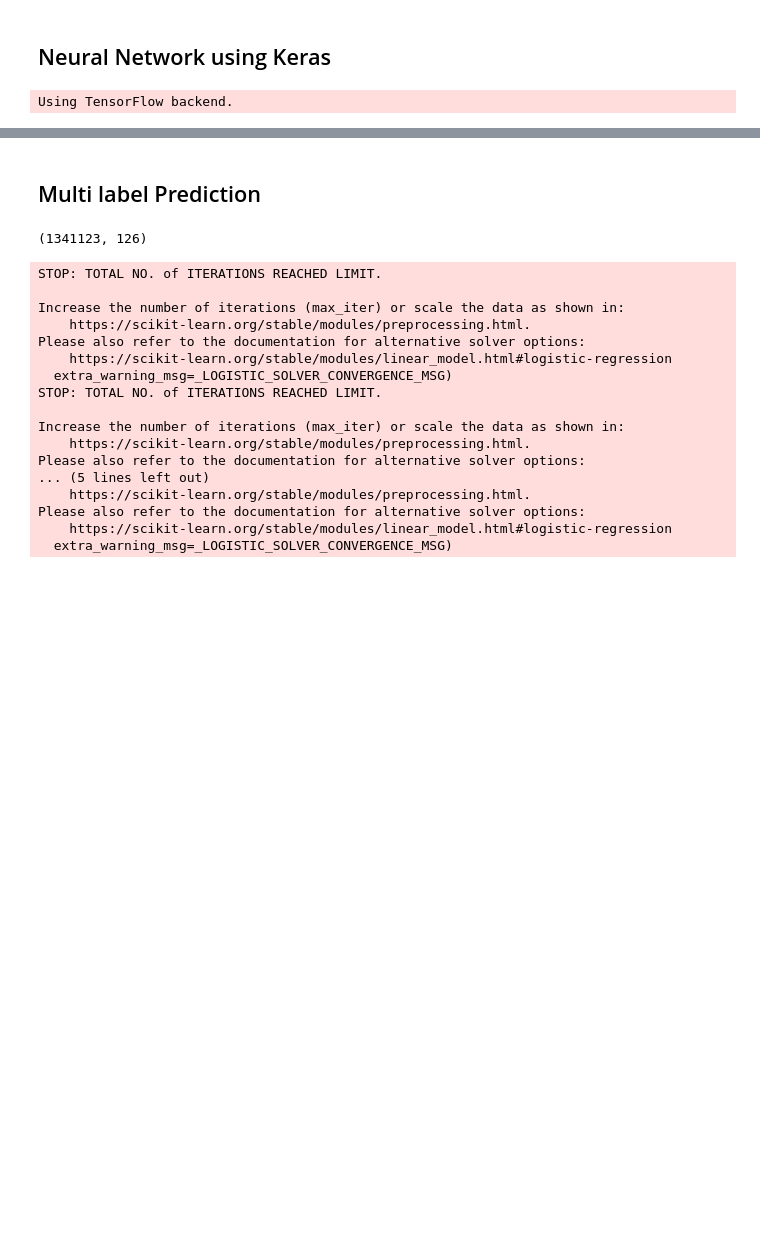
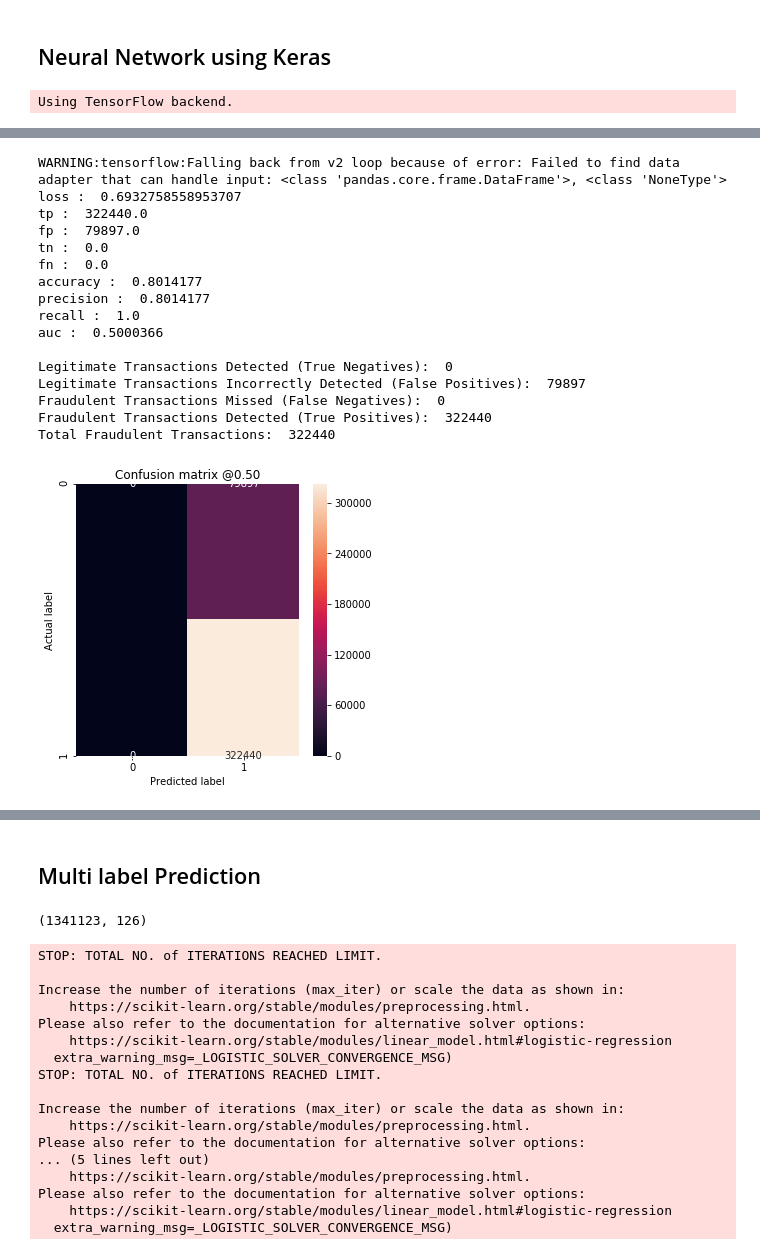
Before and after one commit to miazhx/capstone, a Jupyter notebook: James/Predicting Default Rate.ipynb, the cells around one changed output, grey strips where cells are left out. Drawn from its saved outputs; the diff is of its cells as text; code cells hidden in the pictures; blank space fills up the shorter version.

```diff
--- a/James/Predicting Default Rate.ipynb
+++ b/James/Predicting Default Rate.ipynb
@@ -600,0 +688,8 @@ model.compile(loss='binary_crossentropy', optimizer='adam', metrics=['accuracy']
+# %%
+weight_for_0 = (1 / neg)*(total)/2.0
+weight_for_1 = (1 / pos)*(total)/2.0
+
+class_weight = {0: weight_for_0, 1: weight_for_1}
+
+print('Weight for class 0: {:.2f}'.format(weight_for_0))
+print('Weight for class 1: {:.2f}'.format(weight_for_1))
@@ -600,0 +709,12 @@ model.compile(loss='binary_crossentropy', optimizer='adam', metrics=['accuracy']
+# %%
+weighted_model = make_model()
+weighted_model.load_weights(initial_weights)
+
+weighted_history = weighted_model.fit(
+    X3_train,
+    y3_train,
+    batch_size=BATCH_SIZE,
+    epochs=EPOCHS,
+    callbacks = [early_stopping],
+    # The class weights go here
+    class_weight=class_weight)
@@ -600,0 +739,3 @@ model.compile(loss='binary_crossentropy', optimizer='adam', metrics=['accuracy']
+# %%
+train_predictions_weighted = weighted_model.predict(X_train, batch_size=BATCH_SIZE)
+test_predictions_weighted = weighted_model.predict(X_test, batch_size=BATCH_SIZE)
@@ -600,0 +745,40 @@ model.compile(loss='binary_crossentropy', optimizer='adam', metrics=['accuracy']
+# %%
+def plot_cm(labels, predictions, p=0.5):
+  cm = confusion_matrix(labels, predictions > p)
+  plt.figure(figsize=(5,5))
+  sns.heatmap(cm, annot=True, fmt="d")
+  plt.title('Confusion matrix @{:.2f}'.format(p))
+  plt.ylabel('Actual label')
+  plt.xlabel('Predicted label')
+
+  print('Legitimate Transactions Detected (True Negatives): ', cm[0][0])
+  print('Legitimate Transactions Incorrectly Detected (False Positives): ', cm[0][1])
+  print('Fraudulent Transactions Missed (False Negatives): ', cm[1][0])
+  print('Fraudulent Transactions Detected (True Positives): ', cm[1][1])
+  print('Total Fraudulent Transactions: ', np.sum(cm[1]))
+# %%
+weighted_results = weighted_model.evaluate(X_test, Y_test,
+                                           batch_size=BATCH_SIZE, verbose=0)
+for name, value in zip(weighted_model.metrics_names, weighted_results):
+  print(name, ': ', value)
+print()
+
+plot_cm(Y_test, test_predictions_weighted)
+# %% [output]
+WARNING:tensorflow:Falling back from v2 loop because of error: Failed to find data adapter that can handle input: <class 'pandas.core.frame.DataFrame'>, <class 'NoneType'>
+loss :  0.6932758558953707
+tp :  322440.0
+fp :  79897.0
+tn :  0.0
+fn :  0.0
+accuracy :  0.8014177
+precision :  0.8014177
+recall :  1.0
+auc :  0.5000366
+
+Legitimate Transactions Detected (True Negatives):  0
+Legitimate Transactions Incorrectly Detected (False Positives):  79897
+Fraudulent Transactions Missed (False Negatives):  0
+Fraudulent Transactions Detected (True Positives):  322440
+Total Fraudulent Transactions:  322440
+[figure, added]
```
Also changed, not shown: parts of 42 cells of this notebook.
